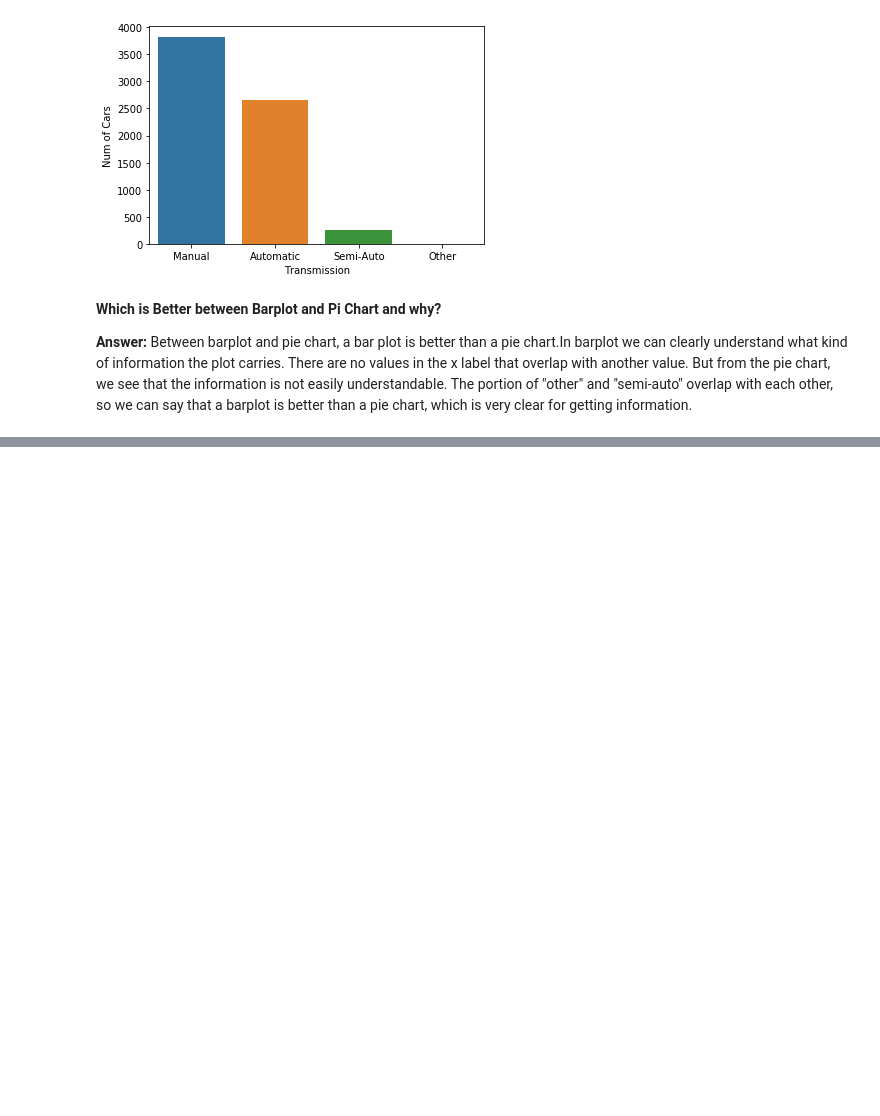
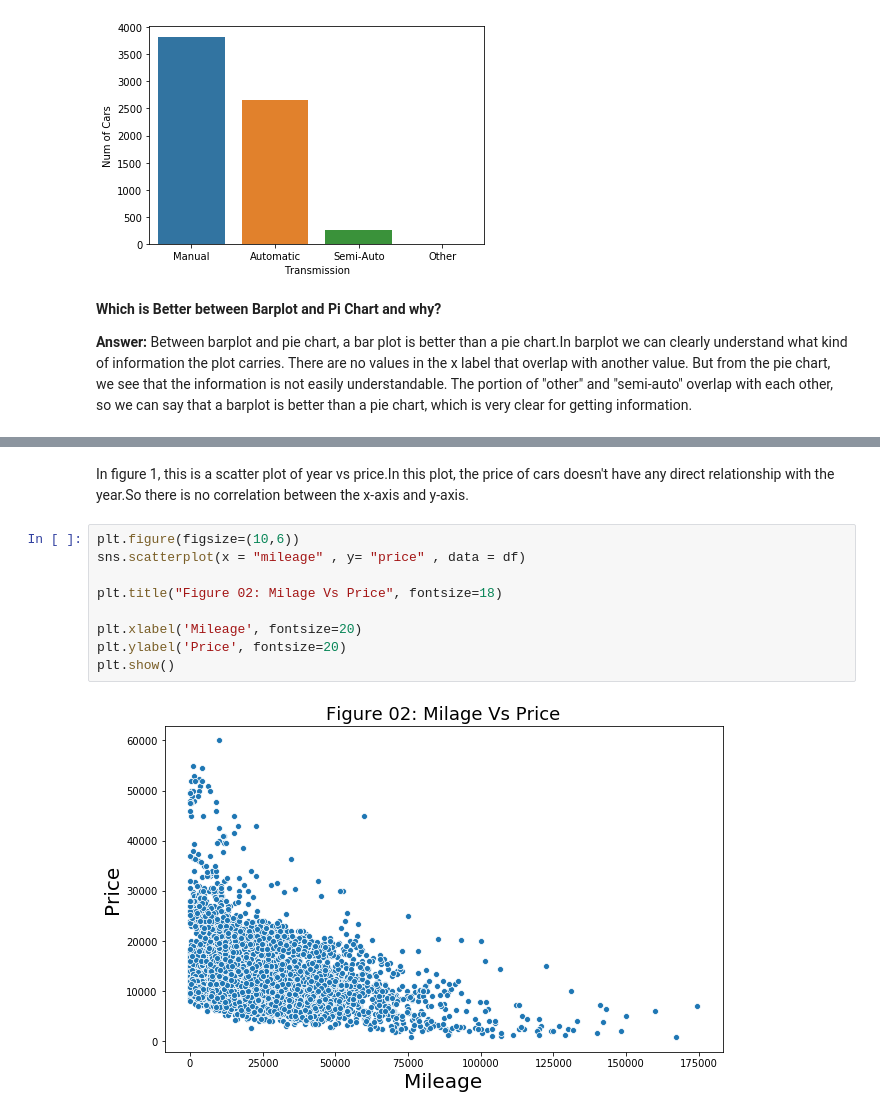
Before and after one commit to Sourish8/toyota_used_car_analysis-, a Jupyter notebook: toyota_used_car_EDA.ipynb, the cells around one changed output, grey strips where cells are left out. Drawn from its saved outputs; the diff is of its cells as text; blank space fills up the shorter version.

```diff
--- a/toyota_used_car_EDA.ipynb
+++ b/toyota_used_car_EDA.ipynb
@@ -119,0 +147,13 @@ plt.show()
+# %% [markdown]
+In figure 1, this is a scatter plot of year vs price.In this plot, the price of cars doesn't have any direct relationship with the year.So there is no correlation between the x-axis and y-axis.
+# %%
+plt.figure(figsize=(10,6))
+sns.scatterplot(x = "mileage" , y= "price" , data = df)
+
+plt.title("Figure 02: Milage Vs Price", fontsize=18)
+
+plt.xlabel('Mileage', fontsize=20)
+plt.ylabel('Price', fontsize=20)
+plt.show()
+# %% [output]
+[figure, added]
```
Also changed, not shown: parts of 12 cells of this notebook.
